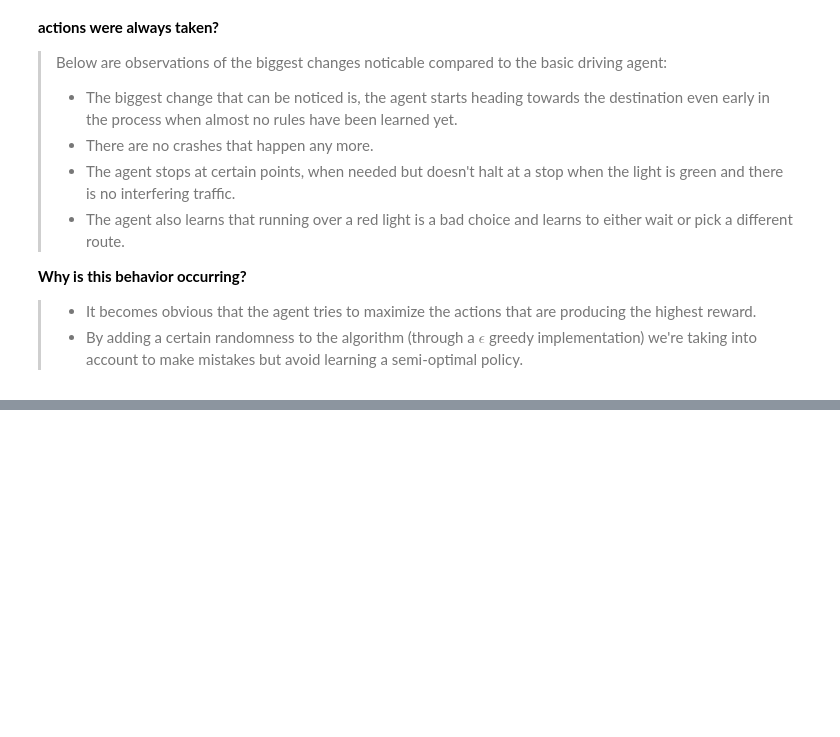
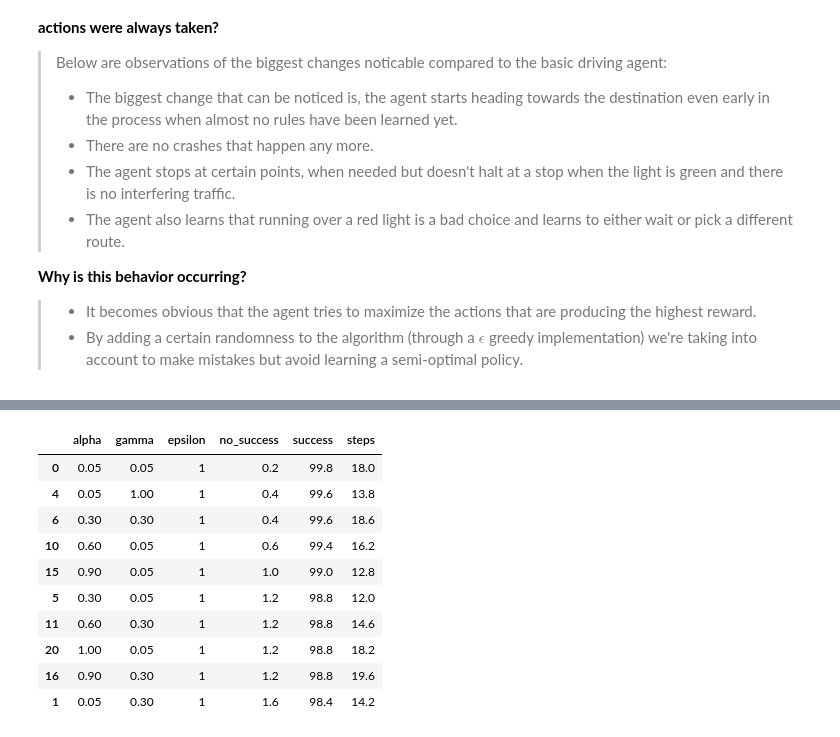
Before and after one commit to andirs/smartcab, a Jupyter notebook: SmartCabDocumentation.ipynb, the cells around one changed output, grey strips where cells are left out. Saved outputs shown, nothing was run; the diff lists cells and outputs as text; code cells hidden in the pictures; blank space fills up the shorter version.

```diff
--- a/SmartCabDocumentation.ipynb
+++ b/SmartCabDocumentation.ipynb
@@ -328,0 +378,15 @@ One problem with an ε-greedy strategy is that it treats all of the actions, apa
+# %%
+feature_comparison = pd.read_csv('smartcab/data/dep_e_rl_agent_feature_comparison.csv', sep = ';')
+feature_comparison.sort_values(['success', 'steps'], ascending=[False, True]).head(n=10)
+# %% [output]
+|  | alpha | gamma | epsilon | no_success | success | steps |
+| 0 | 0.05 | 0.05 | 1 | 0.2 | 99.8 | 18.0 |
+| 4 | 0.05 | 1.00 | 1 | 0.4 | 99.6 | 13.8 |
+| 6 | 0.30 | 0.30 | 1 | 0.4 | 99.6 | 18.6 |
+| 10 | 0.60 | 0.05 | 1 | 0.6 | 99.4 | 16.2 |
+| 15 | 0.90 | 0.05 | 1 | 1.0 | 99.0 | 12.8 |
+| 5 | 0.30 | 0.05 | 1 | 1.2 | 98.8 | 12.0 |
+| 11 | 0.60 | 0.30 | 1 | 1.2 | 98.8 | 14.6 |
+| 20 | 1.00 | 0.05 | 1 | 1.2 | 98.8 | 18.2 |
+| 16 | 0.90 | 0.30 | 1 | 1.2 | 98.8 | 19.6 |
+| 1 | 0.05 | 0.30 | 1 | 1.6 | 98.4 | 14.2 |
```
Also changed, not shown: parts of 5 cells of this notebook, 9 other files.
